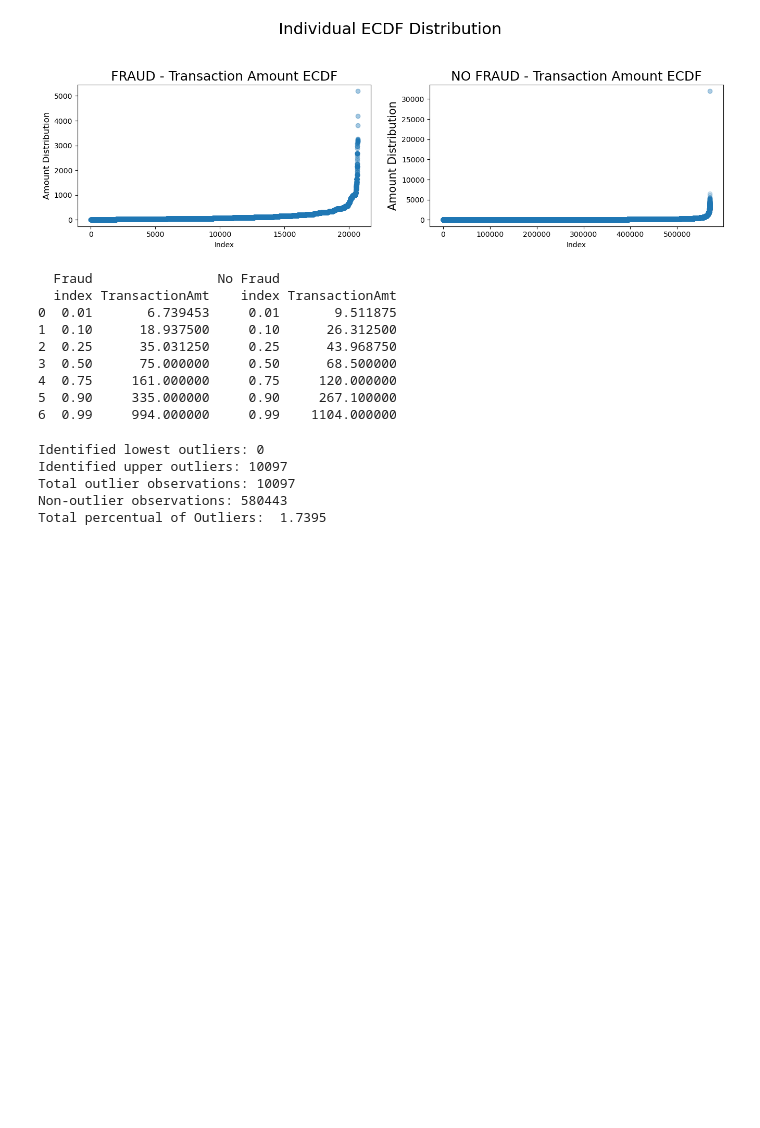
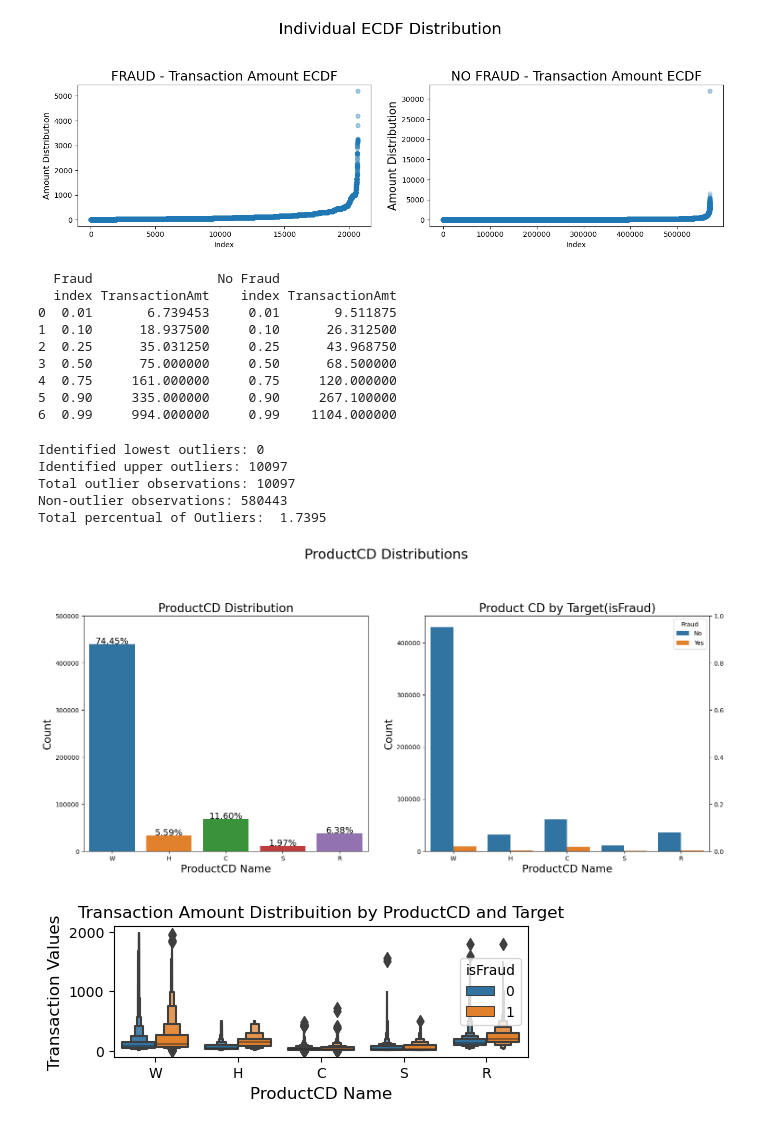
Before and after one commit to Yash1398/Fraud_Detection, a Jupyter notebook: main.ipynb, the cells around one changed output. Saved outputs shown, nothing was run; the diff lists cells and outputs as text; code cells hidden in the pictures; blank space fills up the shorter version.

```diff
--- a/main.ipynb
+++ b/main.ipynb
@@ -311,46 +311,69 @@ Total outlier observations: 10097
 Non-outlier observations: 580443
 Total percentual of Outliers:  1.7395
 # %%
+#Creating temporary table which stores the proportion of Fraud and non-Fraud transactions by product code
 tmp = pd.crosstab(df_trans['ProductCD'], df_trans['isFraud'], normalize='index') * 100
 tmp = tmp.reset_index()
 tmp.rename(columns={0:'NoFraud', 1:'Fraud'}, inplace=True)
 
-plt.figure(figsize=(14,10))
+plt.figure(figsize=(18,15))
 plt.suptitle('ProductCD Distributions', fontsize=22)
 
+#Count plot of the distribution of product codes in the dataset
+#The height of each bar represents the count of transactions with that product code
 plt.subplot(221)
 g = sns.countplot(x='ProductCD', data=df_trans)
 # plt.legend(title='Fraud', loc='upper center', labels=['No', 'Yes'])
 
 g.set_title("ProductCD Distribution", fontsize=19)
 g.set_xlabel("ProductCD Name", fontsize=17)
 g.set_ylabel("Count", fontsize=17)
 g.set_ylim(0,500000)
 for p in g.patches:
     height = p.get_height()
     g.text(p.get_x()+p.get_width()/2.,
             height + 3,
             '{:1.2f}%'.format(height/total*100),
             ha="center", fontsize=14)
 
-plt.subplot(222)
+#plt.subplot(222)
+"""
 g1 = sns.countplot(x='ProductCD', hue='isFraud', data=df_trans)
 plt.legend(title='Fraud', loc='best', labels=['No', 'Yes'])
 gt = g1.twinx()
 gt = sns.pointplot(x='ProductCD', y='Fraud', data=tmp, color='black', order=['W', 'H',"C", "S", "R"], legend=False)
 gt.set_ylabel("% of Fraud Transactions", fontsize=16)
 
 g1.set_title("Product CD by Target(isFraud)", fontsize=19)
 g1.set_xlabel("ProductCD Name", fontsize=17)
 g1.set_ylabel("Count", fontsize=17)
+"""
 
+#Breakdown of the above plot, where the bars are now split by whether the transaction was Fraud or not
+plt.subplot(222)
+g1 = sns.countplot(x='ProductCD', hue='isFraud', data=df_trans)
+plt.legend(title='Fraud', loc='best', labels=['No', 'Yes'])
+gt = g1.twinx()
+tmp_melt = pd.melt(tmp, id_vars='ProductCD', value_vars=['NoFraud', 'Fraud'], var_name='isFraud', value_name='Percentage')
+gt = sns.catplot(x='ProductCD', y='Percentage', hue='isFraud', data=tmp_melt, kind='point', order=['W', 'H',"C", "S", "R"], legend=False)
+gt.set_ylabels("% of Fraud Transactions", fontsize=16)
+
+g1.set_title("Product CD by Target(isFraud)", fontsize=19)
+g1.set_xlabel("ProductCD Name", fontsize=17)
+g1.set_ylabel("Count", fontsize=17)
+
+
+#Boxenplot of transaction values, split by product code and whether the transaction was Fraud or not
 plt.subplot(212)
 g3 = sns.boxenplot(x='ProductCD', y='TransactionAmt', hue='isFraud',
               data=df_trans[df_trans['TransactionAmt'] <= 2000] )
-g3.set_title("Transaction Amount Distribuition by ProductCD and Target", fontsize=20)
-g3.set_xlabel("ProductCD Name", fontsize=17)
-g3.set_ylabel("Transaction Values", fontsize=17)
+g3.set_title("Transaction Amount Distribuition by ProductCD and Target", fontsize=12)
+g3.set_xlabel("ProductCD Name", fontsize=12)
+g3.set_ylabel("Transaction Values", fontsize=12)
 
-plt.subplots_adjust(hspace = 0.6, top = 0.85)
+plt.subplots_adjust(hspace = 0.8, top = 0.85)
 
 plt.show()
+# %% [output]
+[figure, added]
+[figure, added]
```
Also changed, not shown: parts of 8 cells of this notebook.
